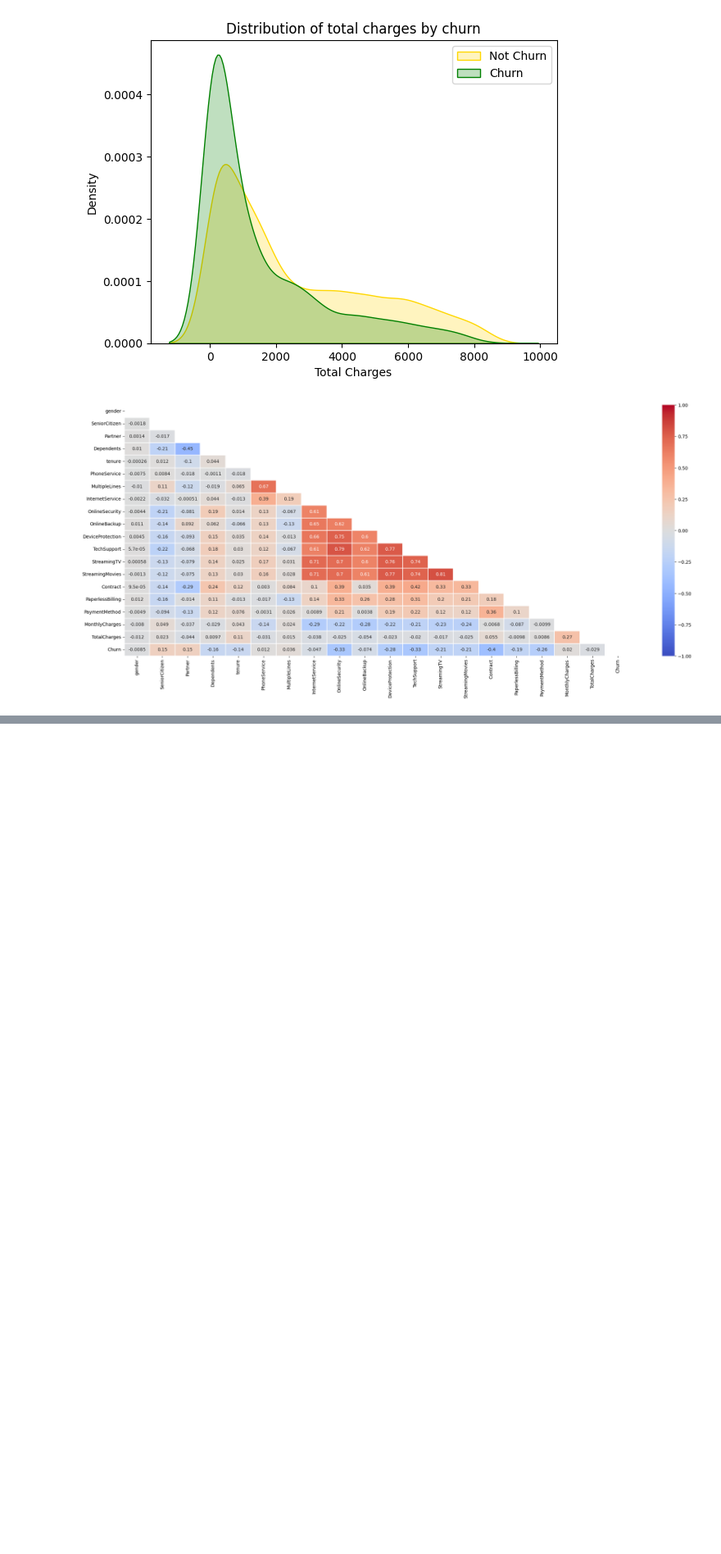
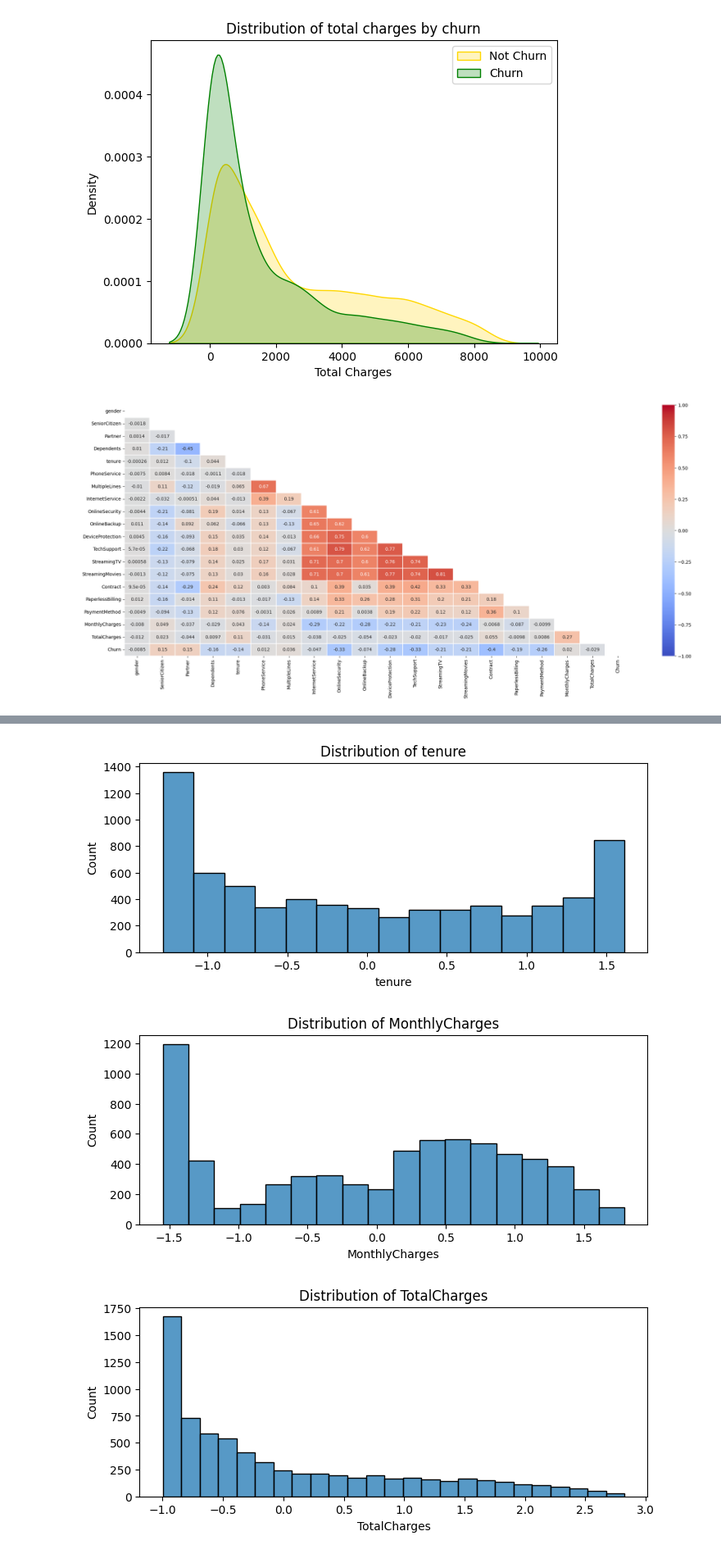
Before and after one commit to Bolarinwa1234/Customer-Churn-Prediction, a Jupyter notebook: notebooks/customer churn.ipynb, the cells around one changed output, grey strips where cells are left out. Shown at 82% size. Drawn from its saved outputs; the diff is of its cells as text; code cells hidden in the pictures; blank space fills up the shorter version.

```diff
--- a/notebooks/customer churn.ipynb
+++ b/notebooks/customer churn.ipynb
@@ -436,0 +508,9 @@ X_train, X_test, y_train, y_test = train_test_split(X, y, test_size=0.3, stratif
+# %%
+scaled_df = pd.DataFrame(StandardScaler().fit_transform(df[numerical_cols].astype('float64')), columns=numerical_cols)
+# %%
+for col in numerical_cols:
+    distplot(col, scaled_df)
+# %% [output]
+[figure, added]
+[figure, added]
+[figure, added]
```
Also changed, not shown: parts of 23 cells of this notebook, 2 other files.
